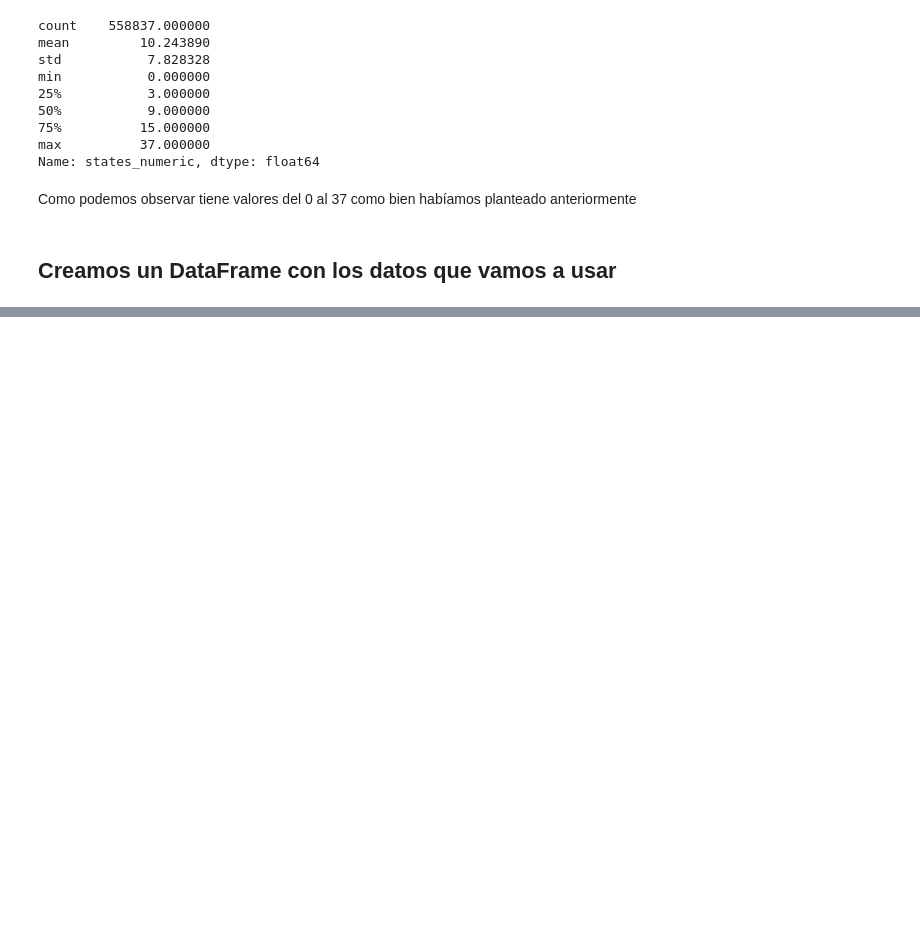
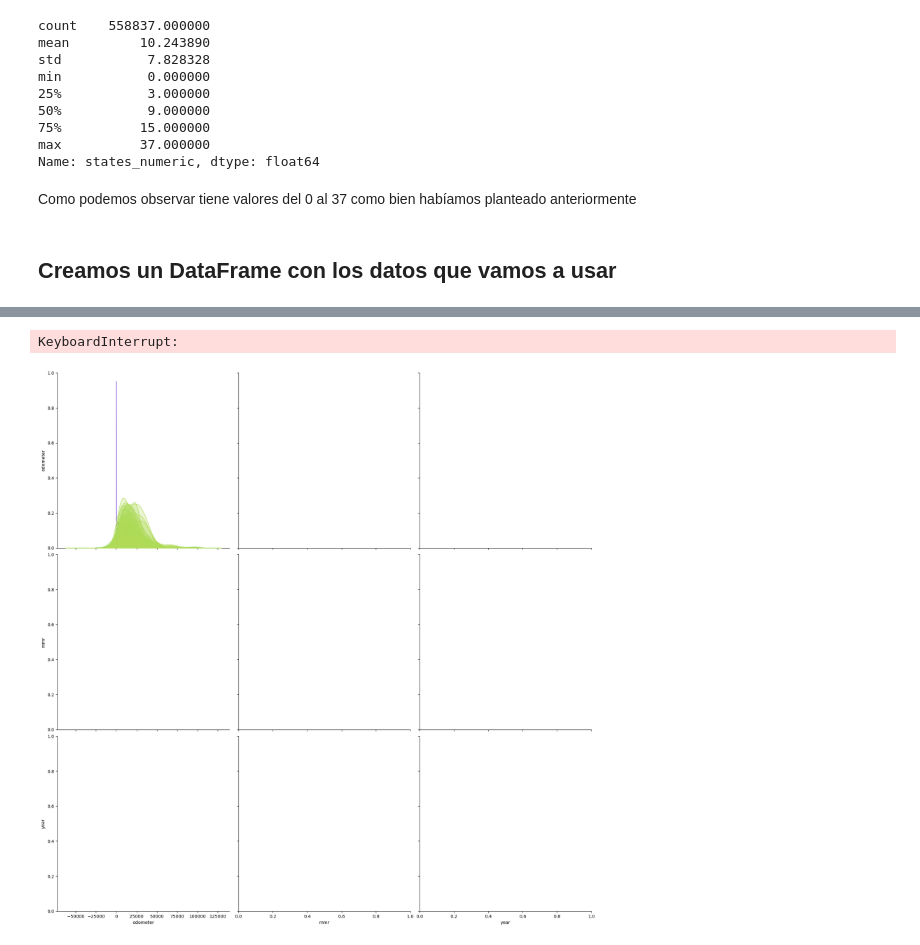
Before and after one commit to Godiefra/EDA-Coches, a Jupyter notebook: EDA-Coches.ipynb, the cells around one changed output, grey strips where cells are left out. Saved outputs shown, nothing was run; the diff lists cells and outputs as text; code cells hidden in the pictures; blank space fills up the shorter version.

```diff
--- a/EDA-Coches.ipynb
+++ b/EDA-Coches.ipynb
@@ -178,0 +259,7 @@ car_df = df[['year','condition','odometer','mmr','sellingprice','color_numeric']
+# %%
+sns.pairplot( df.dropna(), vars=[ 'odometer', 'mmr', 'year'], size=6, diag_kind='kde', palette='hls', hue='sellingprice' )
+plt.tight_layout( )
+plt.show()
+# %% [output]
+KeyboardInterrupt:
+[figure, added]
```
Also changed, not shown: parts of 13 cells of this notebook.
